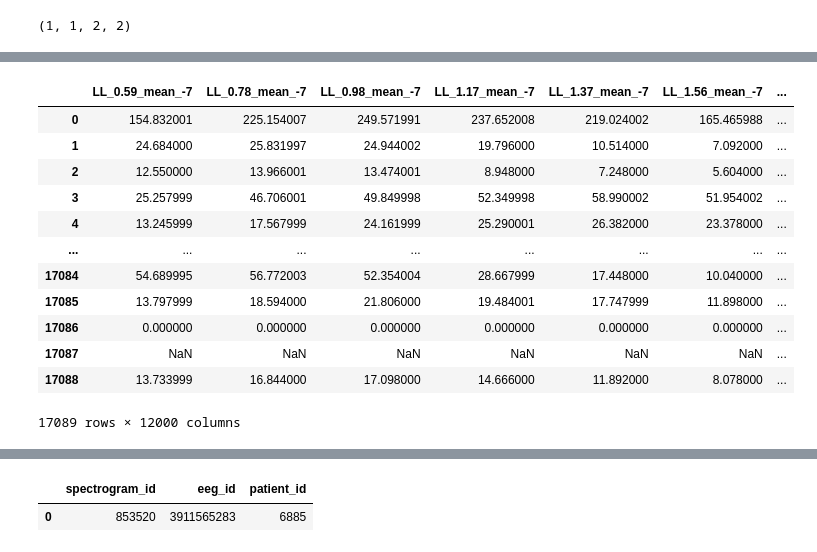
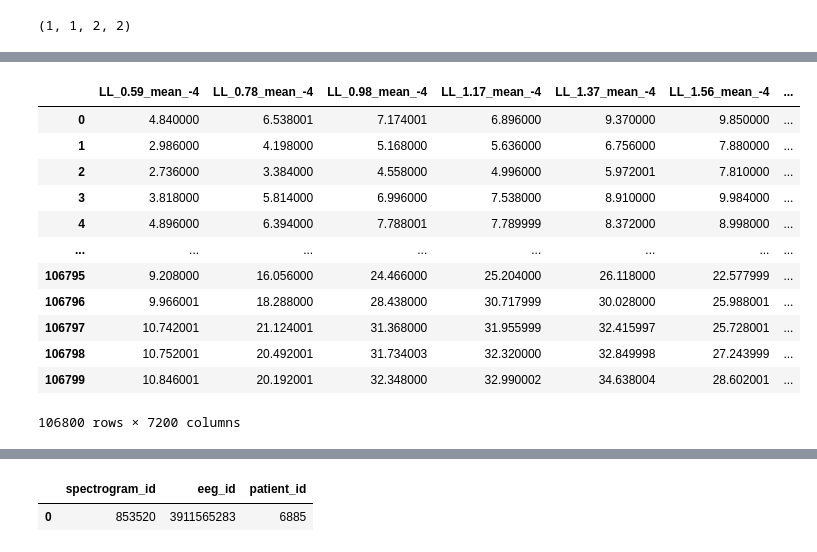
Before and after one commit to rlid/hms-harmful-brain-activity-classification, a Jupyter notebook: fit_cat_boost.ipynb, the cells around one changed output, grey strips where cells are left out. Saved outputs shown, nothing was run; the diff lists cells and outputs as text; code cells hidden in the pictures.

```diff
--- a/fit_cat_boost.ipynb
+++ b/fit_cat_boost.ipynb
@@ -1,6 +1,7 @@
 # %%
 import pandas as pd
 import numpy as np
+import gc
 
 REMOVE_DUPLICATE_EEG_IDS = True # if True, each row in training corresponds to a unique eeg_id
 MAX_ROWS = None # use only MAX_ROWS rows of train.csv, set to None to use all rows
@@ -8,7 +9,7 @@ USE_CACHE = True # stores all accessed eeg and spectrogram files in memory
 DATA_DIR = 'data/' # /kaggle/input/hms-harmful-brain-activity-classification/
 
 EEG_N_WINDOWS_ONE_SIDE = 2 # number of eeg 2s windows either side of the centre window to include for features
-SPG_N_WINDOWS_ONE_SIDE = 12 # number of spectrogram 10s windows either side of the centre window to include for features
+SPG_N_WINDOWS_ONE_SIDE = 4 # number of spectrogram 10s windows either side of the centre window to include for features
 # %%
 train_csv = pd.read_csv(f'{DATA_DIR}train.csv')
 train_csv
@@ -126,3 +140,15 @@ train_csv.iloc[:10].apply(lambda row: eeg_features(eeg_window(row)), axis=1)
 | 8 | -106.810722 | -111.240723 | -115.090225 | -131.892761 | -131.827576 | -105.025215 | -113.079025 | -156.329575 | ... |
 | 9 | -7.635725 | -4.606551 | 13.930301 | -15.294500 | -5.626900 | -5.801000 | 10.403025 | 5.917075 | ... |
 10 rows × 200 columns
+# %%
+N_SECS_PER_DF = 600
+N_SECS_PER_WINDOW = 10
+N_SECS_PER_ROW = 2
+
+N_WINDOWS = N_SECS_PER_DF / N_SECS_PER_WINDOW
+I_CENTRE_WINDOW = N_WINDOWS / 2 - 0.5
+I_ROW_LEFT = int(N_SECS_PER_WINDOW * I_CENTRE_WINDOW / N_SECS_PER_ROW)
+N_ROWS_PER_WINDOW = int(N_SECS_PER_WINDOW / N_SECS_PER_ROW)
+I_ROW_RIGHT = I_ROW_LEFT + N_ROWS_PER_WINDOW
+
+I_ROW_LEFT, I_ROW_RIGHT, N_ROWS_PER_WINDOW
@@ -131,11 +159,11 @@ def spg_features(spg_df, w=SPG_N_WINDOWS_ONE_SIDE):
     features = []
     # divide the 600s window into 10s windows from the centre, and 2 5s windows on either side, the centre one (295s to 305s) has index (295-1)/2 = 147 to 152 (excl.)
     for i in range(-w, w + 1):
-        df = spg_df.iloc[(147 + 5 * i):(152 + 5 * i)].mean(axis=0)
+        df = spg_df.iloc[(I_ROW_LEFT + N_ROWS_PER_WINDOW * i):(I_ROW_RIGHT + N_ROWS_PER_WINDOW * i)].mean(axis=0)
         df.index = [f'{label}_mean_{i}' for label in df.index]
         features.append(df)
 
-        df = spg_df.iloc[(147 + 5 * i):(152 + 5 * i)].std(axis=0)
+        df = spg_df.iloc[(I_ROW_LEFT + N_ROWS_PER_WINDOW * i):(I_ROW_RIGHT + N_ROWS_PER_WINDOW * i)].std(axis=0)
         df.index = [f'{label}_std_{i}' for label in df.index]
         features.append(df)
     return pd.concat(features, axis=0)
@@ -161,13 +189,13 @@ actual_median(pd.Series([1])), actual_median(pd.Series([1, 2])), actual_median(p
 # %%
 # remove duplicate eeg_ids (keeping the median one only) if needed
 
-df = train_csv.copy()
+df_train = train_csv
 
 if REMOVE_DUPLICATE_EEG_IDS:
-    df = df.groupby('eeg_id')[['eeg_label_offset_seconds']].agg(actual_median)
-    df = pd.merge(df, train_csv, on=['eeg_id', 'eeg_label_offset_seconds'], how='left')
+    df_unique_eeg = train_csv.groupby('eeg_id')[['eeg_label_offset_seconds']].agg(actual_median)
+    df_train = pd.merge(df_unique_eeg, train_csv, on=['eeg_id', 'eeg_label_offset_seconds'], how='left')
 
-df = df[:MAX_ROWS]
+df_train = df_train[:MAX_ROWS]
 
-df
+df_train
 # %% [output]
@@ -204,18 +237,18 @@ features_eeg
 # %%
-features_spg = df.apply(lambda row: spg_features(spg_window(row)), axis=1)
+features_spg = df_train.apply(lambda row: spg_features(spg_window(row)), axis=1)
 features_spg
 # %% [output]
-|  | LL_0.59_mean_-7 | LL_0.78_mean_-7 | LL_0.98_mean_-7 | LL_1.17_mean_-7 | LL_1.37_mean_-7 | LL_1.56_mean_-7 | ... |
-| 0 | 154.832001 | 225.154007 | 249.571991 | 237.652008 | 219.024002 | 165.465988 | ... |
-| 1 | 24.684000 | 25.831997 | 24.944002 | 19.796000 | 10.514000 | 7.092000 | ... |
-| 2 | 12.550000 | 13.966001 | 13.474001 | 8.948000 | 7.248000 | 5.604000 | ... |
-| 3 | 25.257999 | 46.706001 | 49.849998 | 52.349998 | 58.990002 | 51.954002 | ... |
-| 4 | 13.245999 | 17.567999 | 24.161999 | 25.290001 | 26.382000 | 23.378000 | ... |
+|  | LL_0.59_mean_-4 | LL_0.78_mean_-4 | LL_0.98_mean_-4 | LL_1.17_mean_-4 | LL_1.37_mean_-4 | LL_1.56_mean_-4 | ... |
+| 0 | 4.840000 | 6.538001 | 7.174001 | 6.896000 | 9.370000 | 9.850000 | ... |
+| 1 | 2.986000 | 4.198000 | 5.168000 | 5.636000 | 6.756000 | 7.880000 | ... |
+| 2 | 2.736000 | 3.384000 | 4.558000 | 4.996000 | 5.972001 | 7.810000 | ... |
+| 3 | 3.818000 | 5.814000 | 6.996000 | 7.538000 | 8.910000 | 9.984000 | ... |
+| 4 | 4.896000 | 6.394000 | 7.788001 | 7.789999 | 8.372000 | 8.998000 | ... |
 | ... | ... | ... | ... | ... | ... | ... | ... |
-| 17084 | 54.689995 | 56.772003 | 52.354004 | 28.667999 | 17.448000 | 10.040000 | ... |
-| 17085 | 13.797999 | 18.594000 | 21.806000 | 19.484001 | 17.747999 | 11.898000 | ... |
-| 17086 | 0.000000 | 0.000000 | 0.000000 | 0.000000 | 0.000000 | 0.000000 | ... |
-| 17087 | NaN | NaN | NaN | NaN | NaN | NaN | ... |
-| 17088 | 13.733999 | 16.844000 | 17.098000 | 14.666000 | 11.892000 | 8.078000 | ... |
+| 106795 | 9.208000 | 16.056000 | 24.466000 | 25.204000 | 26.118000 | 22.577999 | ... |
+| 106796 | 9.966001 | 18.288000 | 28.438000 | 30.717999 | 30.028000 | 25.988001 | ... |
+| 106797 | 10.742001 | 21.124001 | 31.368000 | 31.955999 | 32.415997 | 25.728001 | ... |
+| 106798 | 10.752001 | 20.492001 | 31.734003 | 32.320000 | 32.849998 | 27.243999 | ... |
+| 106799 | 10.846001 | 20.192001 | 32.348000 | 32.990002 | 34.638004 | 28.602001 | ... |
-17089 rows × 12000 columns
+106800 rows × 7200 columns
 # %%
```
Also changed, not shown: parts of 15 cells of this notebook, 1 other file.
